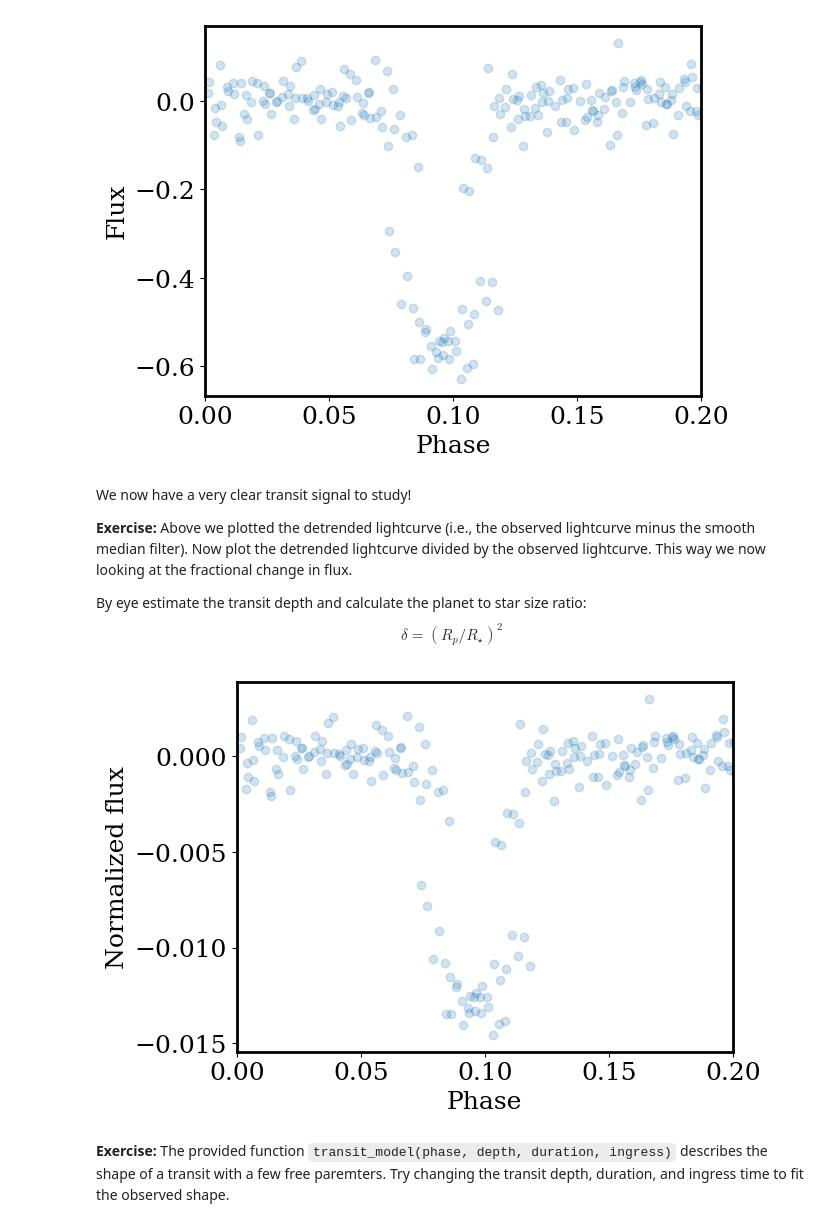
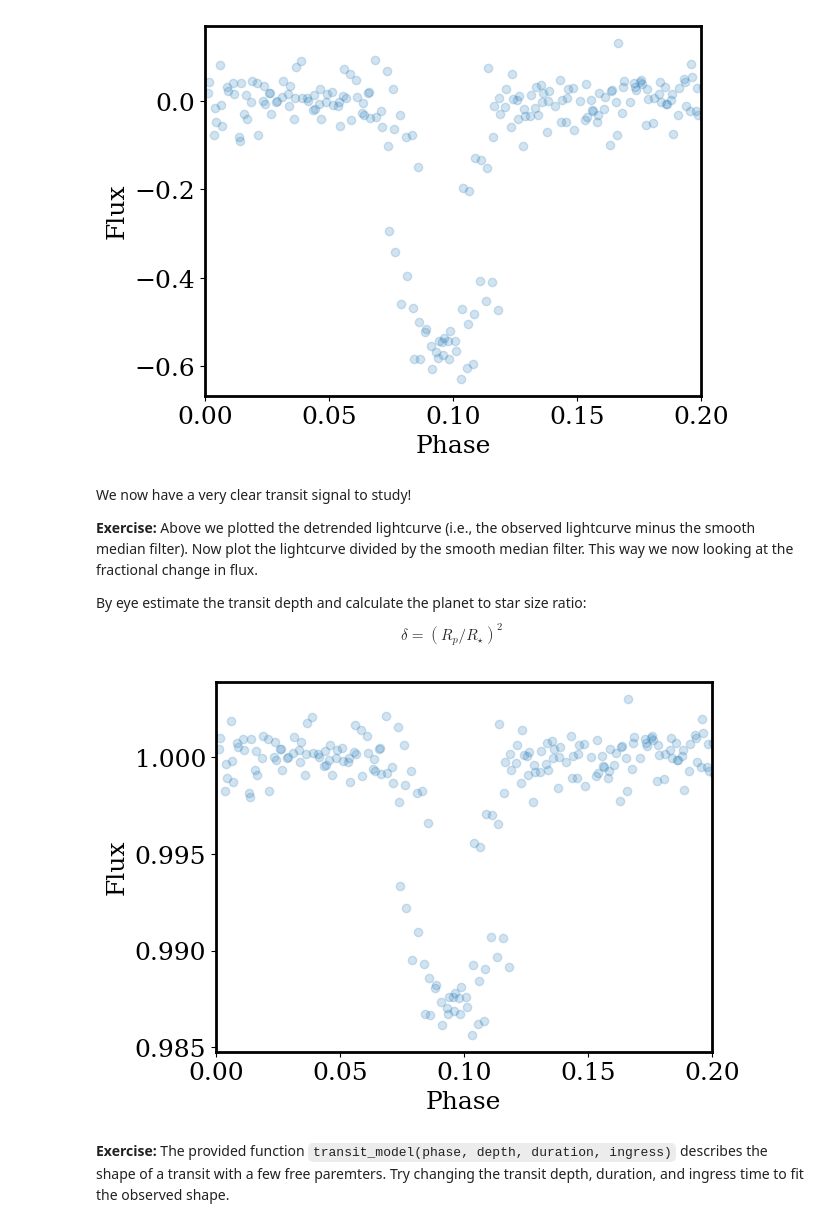
Before and after one commit to jgreene100/Ast207, a Jupyter notebook: book/docs/exoplanets_week3_solved.ipynb, the cells around one changed output. Cells and saved outputs as stored; diff of their text form; code cells hidden in the pictures.

```diff
--- a/book/docs/exoplanets_week3_solved.ipynb
+++ b/book/docs/exoplanets_week3_solved.ipynb
@@ -471,21 +461,23 @@ plt.show()
 # %% [markdown]
 We now have a very clear transit signal to study!
 
-**Exercise:** Above we plotted the detrended lightcurve (i.e., the observed lightcurve minus the smooth median filter). Now plot the detrended lightcurve divided by the observed lightcurve. This way we now looking at the fractional change in flux.
+**Exercise:** Above we plotted the detrended lightcurve (i.e., the observed lightcurve minus the smooth median filter). Now plot the lightcurve divided by the smooth median filter. This way we now looking at the fractional change in flux.
 
 By eye estimate the transit depth and calculate the planet to star size ratio:
 $$\delta = (R_p / R_\star)^2$$
+# %%
+lc_detrended_rel = lightcurve / median_filter(time,lightcurve,1)
 # %%
-x_phased, y_phased = phase_it(time, lc_detrended/lightcurve, period) # phase
+x_phased, y_phased = phase_it(time, lc_detrended_rel, period) # phase
 
 _=plt.scatter(x_phased, y_phased,alpha=0.2)
 
-plt.ylabel('Normalized flux')
+plt.ylabel('Flux')
 plt.xlabel('Phase')
 plt.xlim(0.,0.2)
 plt.show()
 # %% [output]
-[figure, old version]
+[figure, new version]
 # %% [markdown]
 **Exercise:** The provided function `transit_model(phase, depth, duration, ingress)` describes the shape of a transit with a few free paremters. Try changing the transit depth, duration, and ingress time to fit the observed shape.
 # %%
```
Also changed, not shown: parts of 6 cells of this notebook, 1 other file.
